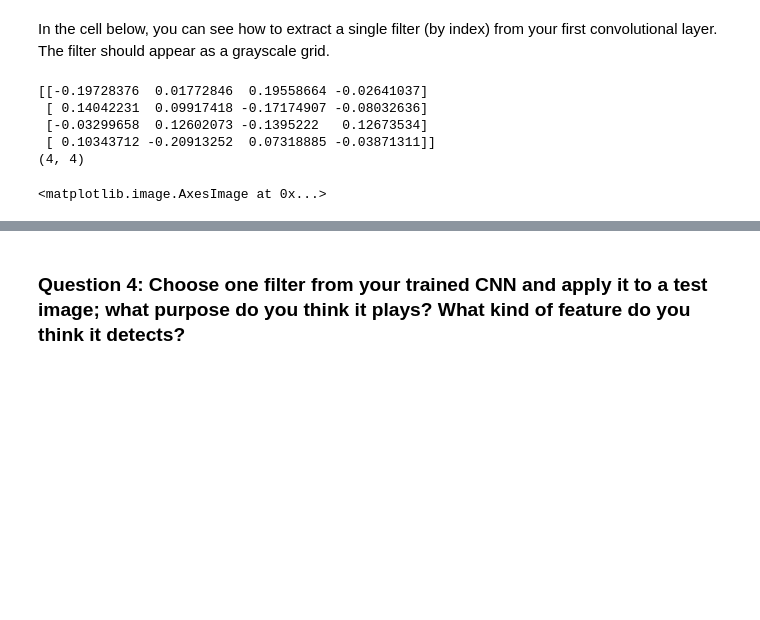
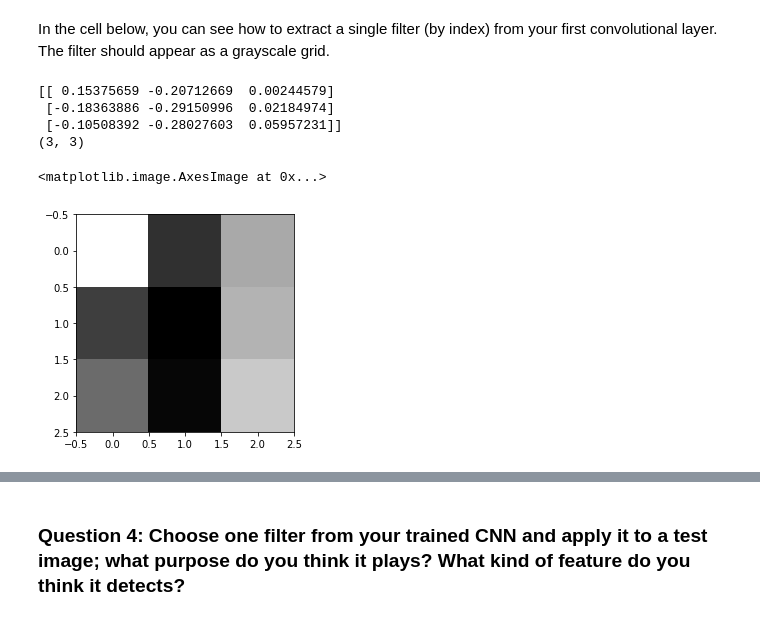
Before and after one commit to udacity/P1_Facial_Keypoints, a Jupyter notebook: 2. Define the Network Architecture.ipynb, the cells around one changed output, grey strips where cells are left out. Cells and saved outputs as stored; diff of their text form; code cells hidden in the pictures; blank space fills up the shorter version.

```diff
--- a/2. Define the Network Architecture.ipynb
+++ b/2. Define the Network Architecture.ipynb
@@ -522,24 +523,24 @@ In the cell below, you can see how to extract a single filter (by index) from yo
 # %%
 # Get the weights in the first conv layer, "conv1"
 # if necessary, change this to reflect the name of your first conv layer
-weights1 = net.conv1.weight.data
+weights1 = net.conv1_1.weight.data
 
-w = weights1.numpy()
+w = weights1.cpu().numpy()
 
 filter_index = 0
 
 print(w[filter_index][0])
 print(w[filter_index][0].shape)
 
 # display the filter weights
 plt.imshow(w[filter_index][0], cmap='gray')
 # %% [output]
-[[-0.19728376  0.01772846  0.19558664 -0.02641037]
- [ 0.14042231  0.09917418 -0.17174907 -0.08032636]
- [-0.03299658  0.12602073 -0.1395222   0.12673534]
- [ 0.10343712 -0.20913252  0.07318885 -0.03871311]]
-(4, 4)
+[[ 0.15375659 -0.20712669  0.00244579]
+ [-0.18363886 -0.29150996  0.02184974]
+ [-0.10508392 -0.28027603  0.05957231]]
+(3, 3)
 <matplotlib.image.AxesImage at 0x...>
+[figure, added]
 # %% [markdown]
 ## Feature maps
 
```
Also changed, not shown: parts of 24 cells of this notebook, 3 other files.
